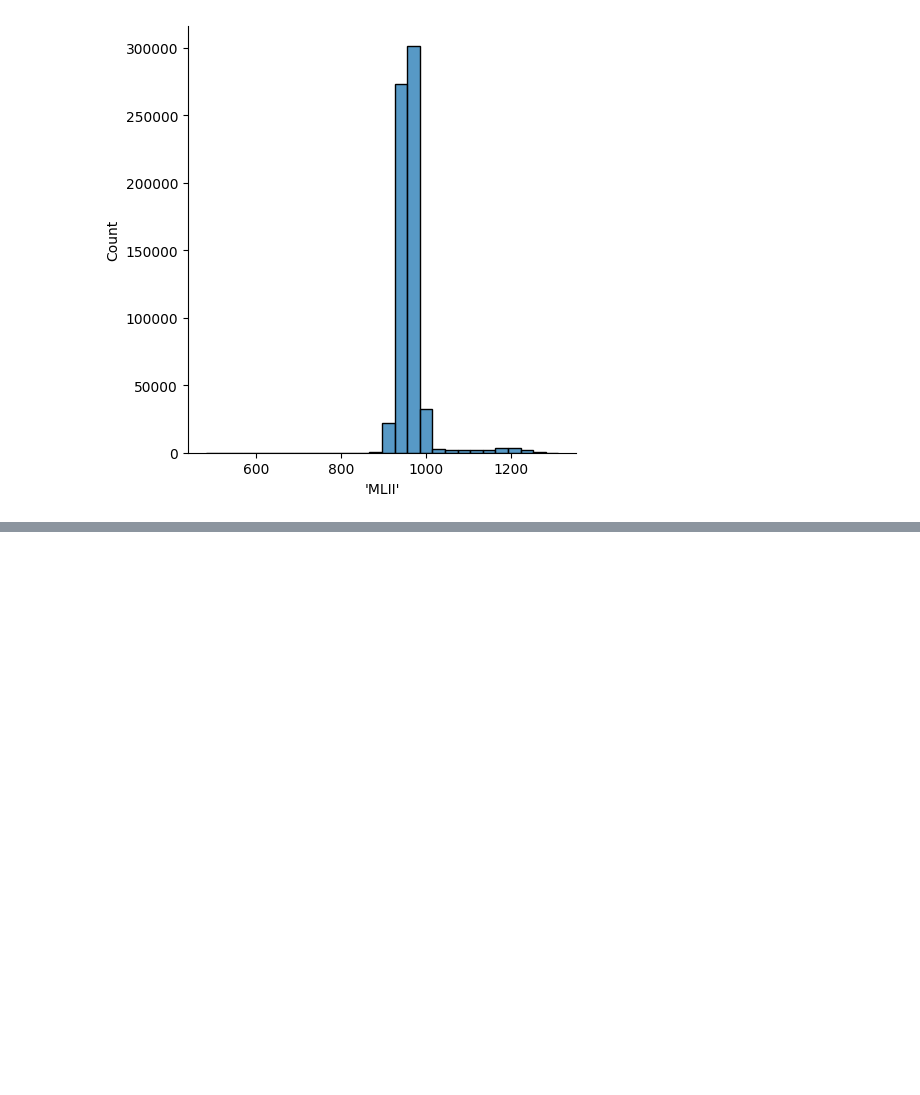
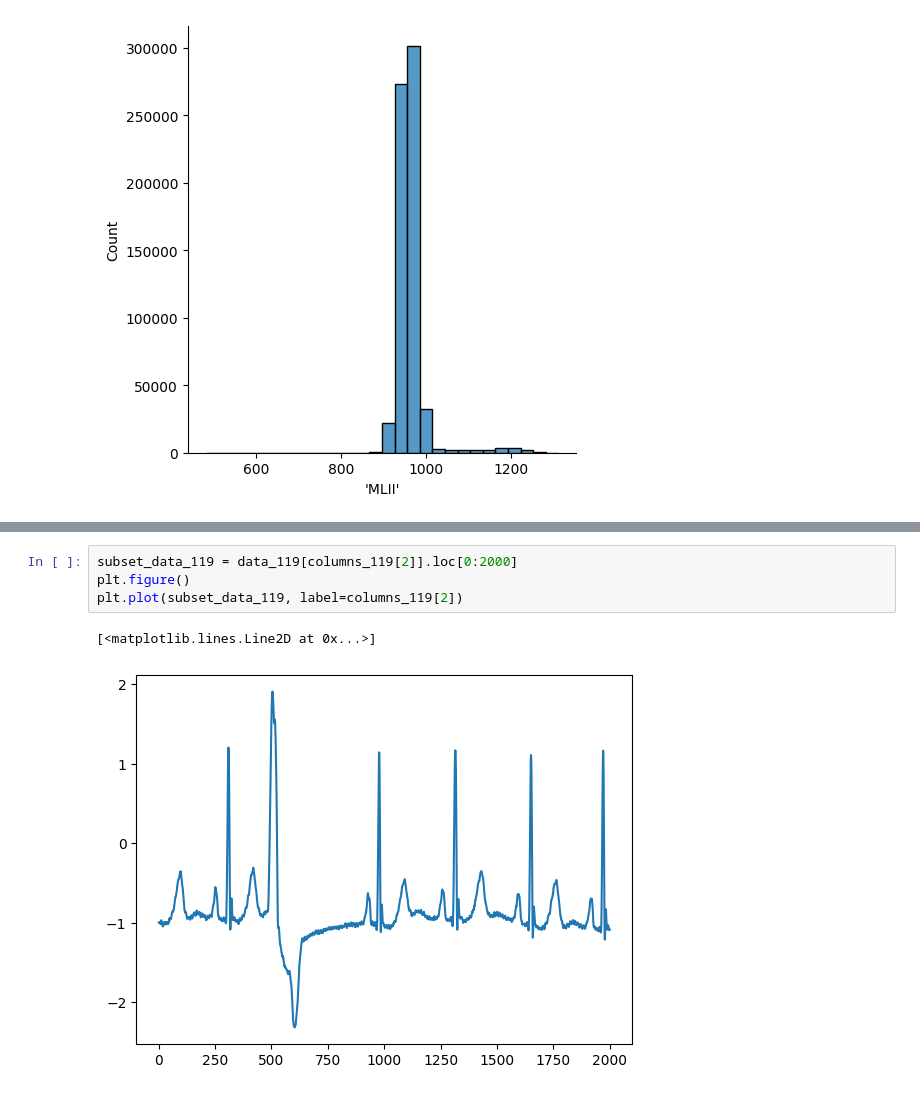
Before and after one commit to Bhavya418/timeseries, a Jupyter notebook: final-timeseries.ipynb, the cells around one changed output, grey strips where cells are left out. Drawn from its saved outputs; the diff is of its cells as text; blank space fills up the shorter version.

```diff
--- a/final-timeseries.ipynb
+++ b/final-timeseries.ipynb
@@ -78,0 +108,7 @@ plt.plot(subset_data, label=columns[1])
+# %%
+subset_data_119 = data_119[columns_119[2]].loc[0:2000]
+plt.figure()
+plt.plot(subset_data_119, label=columns_119[2])
+# %% [output]
+[<matplotlib.lines.Line2D at 0x...>]
+[figure, added]
```
Also changed, not shown: parts of 7 cells of this notebook.
